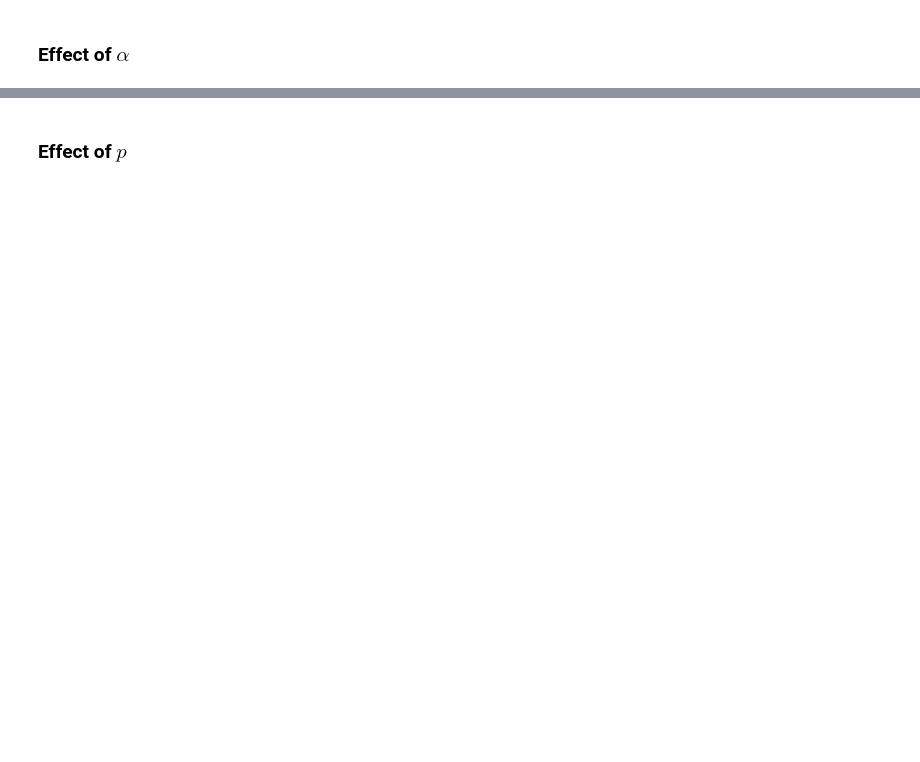
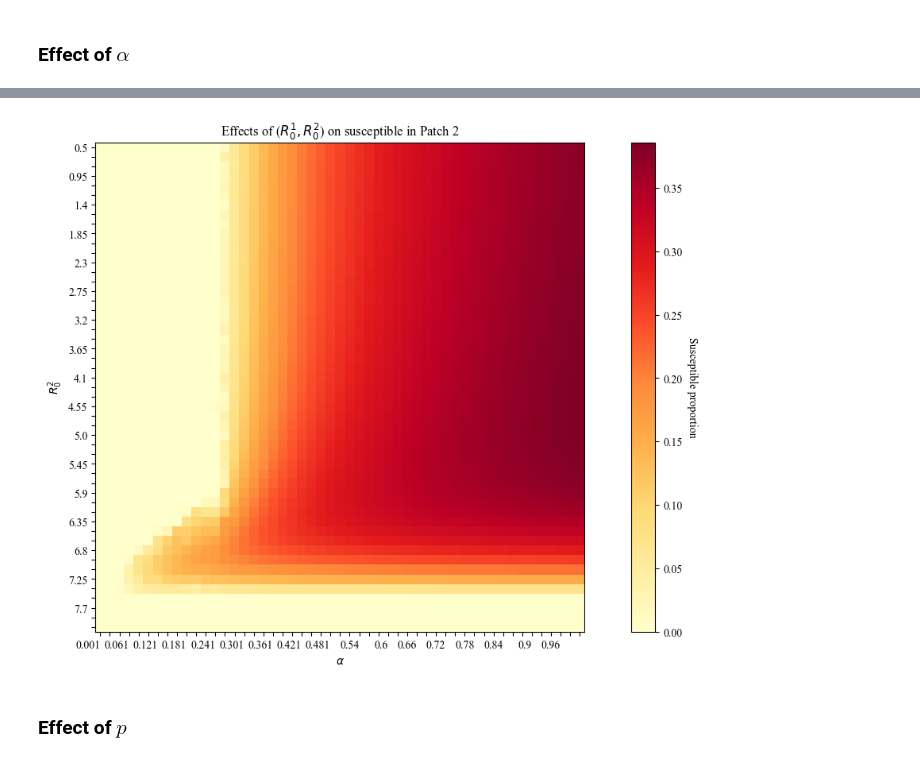
Before and after one commit to JimmyCalvoMonge/pycnopodia, a Jupyter notebook: R0_experiments.ipynb, the cells around one changed output, grey strips where cells are left out. Cells and saved outputs as stored; diff of their text form; code cells hidden in the pictures; blank space fills up the shorter version.

Commit message:
First changes to Version #2 of Manuscript

```diff
--- a/R0_experiments.ipynb
+++ b/R0_experiments.ipynb
@@ -662,6 +487,9 @@ plot1_data = dat_.pivot(index='alpha', columns='R_0_2', values='Ieq_obt_2')
 xlabs = list(plot1_data.index)
 ylabs = plot1_data.columns.tolist()
 data = np.transpose(np.abs(plot1_data.values))
+
+# Pivot for version #2 of article
+data = np.flip(data, axis=0)
 
 # Heat map
 fig, ax = plt.subplots()
@@ -670,31 +498,33 @@ im = ax.imshow(data, cmap = "YlOrRd")
 # Add the labels
 # We want to show all ticks...
 ax.set_xticks(np.arange(len(xlabs)))
 ax.set_yticks(np.arange(len(ylabs)))
 # ... and label them with the respective list entries
 ax.set_xticklabels(xlabs)
 ax.set_yticklabels(ylabs)
 
 ax.figure.set_size_inches(15, 8)
 
 # Rotate the labels of the X-axis
 plt.setp(ax.get_xticklabels(), rotation = 0,
          ha = "right", rotation_mode = "anchor")
 
 n = 3
 for index, label in enumerate(ax.xaxis.get_ticklabels()):
     if index % n != 0:
         label.set_visible(False)
 
 for index, label in enumerate(ax.yaxis.get_ticklabels()):
     if index % n != 0:
         label.set_visible(False)
 
 # Add the color bar
 cbar = ax.figure.colorbar(im, ax = ax)
 cbar.ax.set_ylabel("Susceptible proportion", rotation = -90, va = "bottom")
 plt.title(f"Effects of ($R_0^1, R_0^2$) on susceptible in Patch 2")
 plt.xlabel("$\\alpha$")
 plt.ylabel("$R_0^2$")
 plt.show()
+# %% [output]
+[figure, added]
 # %%
```
Also changed, not shown: parts of 32 cells of this notebook, 12 other files.
